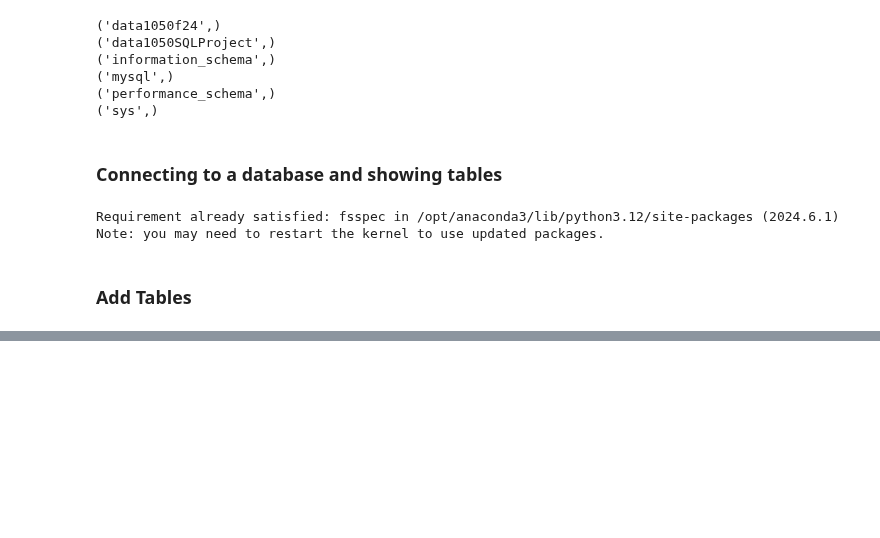
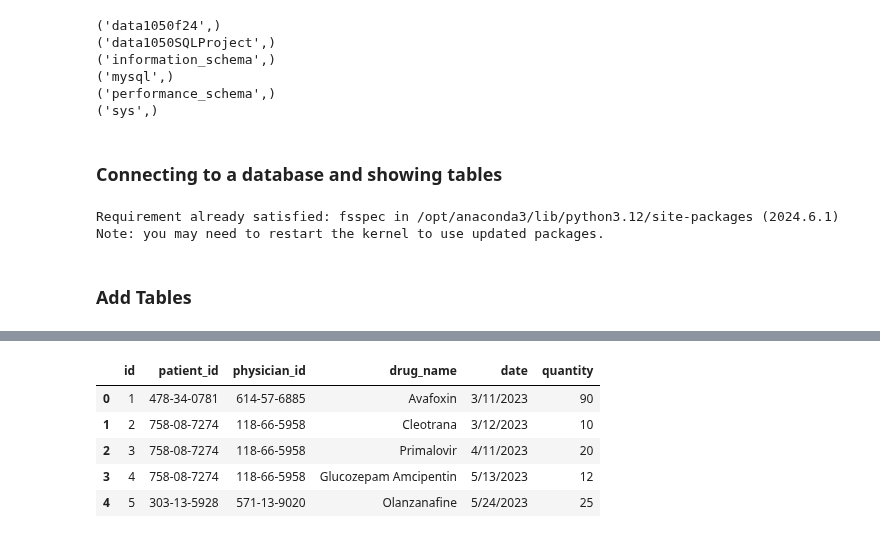
Before and after one commit to sirjimmylin/DATA1050-Fall2024, a Jupyter notebook: SQL Project/SQLProject.ipynb, the cells around one changed output, grey strips where cells are left out. Drawn from its saved outputs; the diff is of its cells as text; code cells hidden in the pictures; blank space fills up the shorter version.

```diff
--- a/SQL Project/SQLProject.ipynb
+++ b/SQL Project/SQLProject.ipynb
@@ -179,0 +455,11 @@ mycursor.execute('''CREATE TABLE data1050SQLProject.contracts (
+# %%
+#point the path to where in your hard drive you have stored the file prescriptions.csv
+data = pd.read_csv("prescriptions.csv")
+data.head()
+# %% [output]
+|  | id | patient_id | physician_id | drug_name | date | quantity |
+| 0 | 1 | 478-34-0781 | 614-57-6885 | Avafoxin | 3/11/2023 | 90 |
+| 1 | 2 | 758-08-7274 | 118-66-5958 | Cleotrana | 3/12/2023 | 10 |
+| 2 | 3 | 758-08-7274 | 118-66-5958 | Primalovir | 4/11/2023 | 20 |
+| 3 | 4 | 758-08-7274 | 118-66-5958 | Glucozepam Amcipentin | 5/13/2023 | 12 |
+| 4 | 5 | 303-13-5928 | 571-13-9020 | Olanzanafine | 5/24/2023 | 25 |
```
Also changed, not shown: parts of 53 cells of this notebook.
